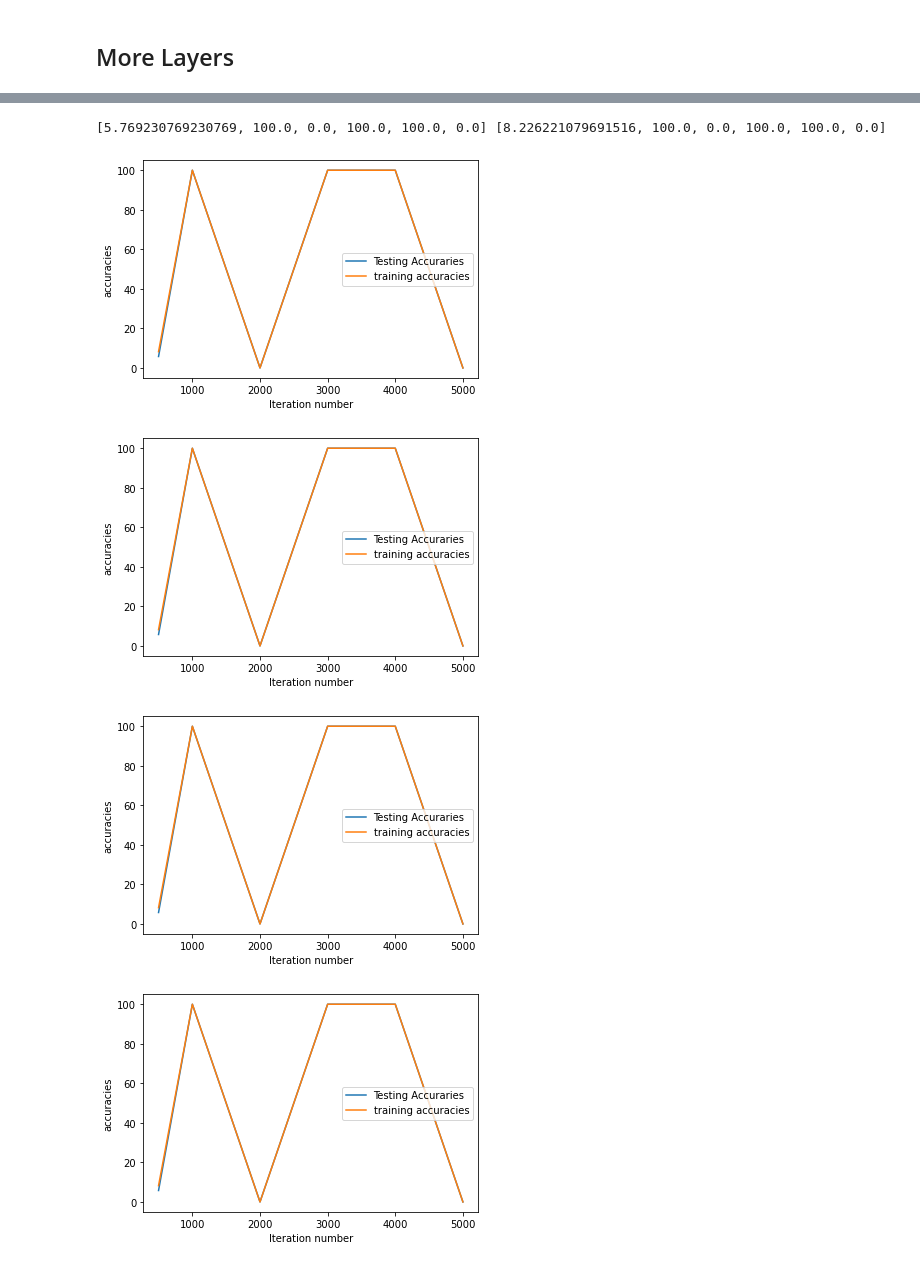
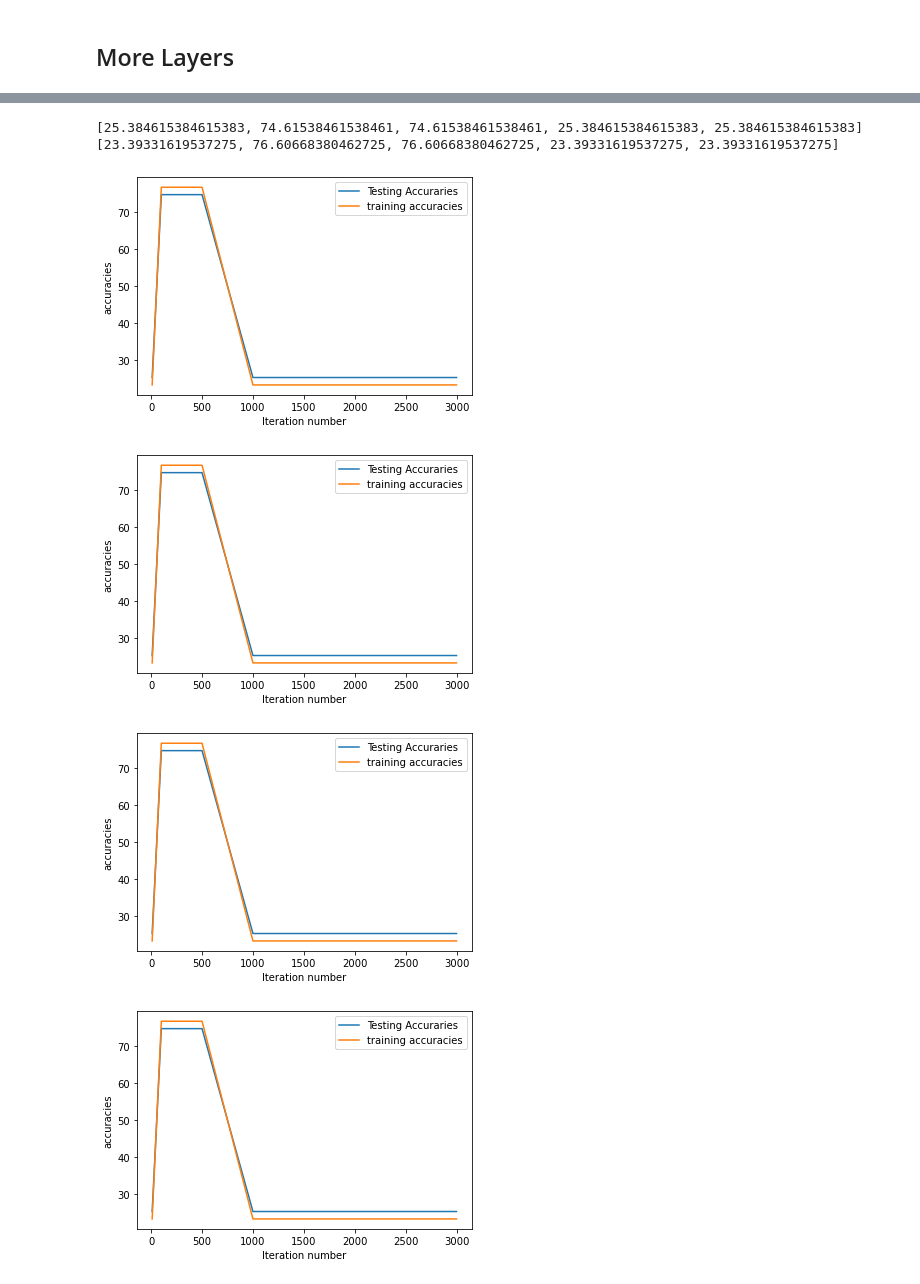
Before and after one commit to fdnthecoder/StudentPerformanceML, a Jupyter notebook: NNAmadou_sigma.ipynb, the cells around one changed output, grey strips where cells are left out. Saved outputs shown, nothing was run; the diff lists cells and outputs as text; code cells hidden in the pictures.

```diff
--- a/NNAmadou_sigma.ipynb
+++ b/NNAmadou_sigma.ipynb
@@ -247,7 +247,7 @@ def train_nn(nn_structure, X, y, iter_num=3000, alpha=0.25):
         cnt += 1
     return W, b, avg_cost_func
 # %%
-def train_rigde_nn(nn_structure, X, y, iter_num=3000, alpha=0.25, hyper = 0.1):
+def train_rigde_nn(nn_structure, X, y, iter_num=3000, alpha=0.004, hyper = 0.01):
     W, b = setup_and_init_weights(nn_structure)
     cnt = 0
     N = len(y)
@@ -295,7 +295,7 @@ def predict_y(W, b, X, n_layers):
 # %%
 # three layers,
 nn_structure = [26, 30, 2]
-itter = [500,1000,2000,3000,4000,5000]
+itter = [10,100,500,1000,3000]
 # train the NN
 w_vals = {}
 b_vals = {}
@@ -368,7 +389,6 @@ for i in range(len(itter)):
 # %%
 # three layers,
 nn_structure = [26, 30, 2]
-itter = [500,1000,2000,3000,4000,5000]
 # train the NN
 w_vals = {}
 b_vals = {}
@@ -442,7 +455,6 @@ for i in range(len(itter)):
 # %%
 # four layers,
 nn_structure = [26,30,30, 2]
-itter = [500,1000,2000,3000,4000,5000]
 # train the NN
 w_vals = {}
 b_vals = {}
@@ -486,25 +497,23 @@ for i in range(len(itter)):
 # %%
-y_test = y_test >= 10
-y_train = y_train >= 10
 acc_tests = []
 acc_trains = []
 for i in range(len(itter)):
     y_pred_test = predict_y(w_vals[i], b_vals[i], X_test, 4)
     y_pred_train = predict_y(w_vals[i], b_vals[i], X_train, 4)
     acc_tests.append(accuracy_score(y_test, y_pred_test) * 100)
     acc_trains.append(accuracy_score(y_train, y_pred_train) * 100)
 print(acc_tests,acc_trains)
 for i in range(len(itter)):
     plt.plot(itter,acc_tests)
     plt.plot(itter,acc_trains)
     plt.ylabel('accuracies')
     plt.xlabel('Iteration number')
     plt.legend([ "Testing Accuraries", "training accuracies"])
     plt.block = False
     plt.show()
 # %% [output]
-[5.769230769230769, 100.0, 0.0, 100.0, 100.0, 0.0] [8.226221079691516, 100.0, 0.0, 100.0, 100.0, 0.0]
+[25.384615384615383, 74.61538461538461, 74.61538461538461, 25.384615384615383, 25.384615384615383] [23.39331619537275, 76.60668380462725, 76.60668380462725, 23.39331619537275, 23.39331619537275]
-[figure, old version]
+[figure, new version]
-[figure, old version]
+[figure, new version]
-[figure, old version]
+[figure, new version]
-[figure, old version]
+[figure, new version]
```
Also changed, not shown: parts of 16 cells of this notebook, 1 other file.
